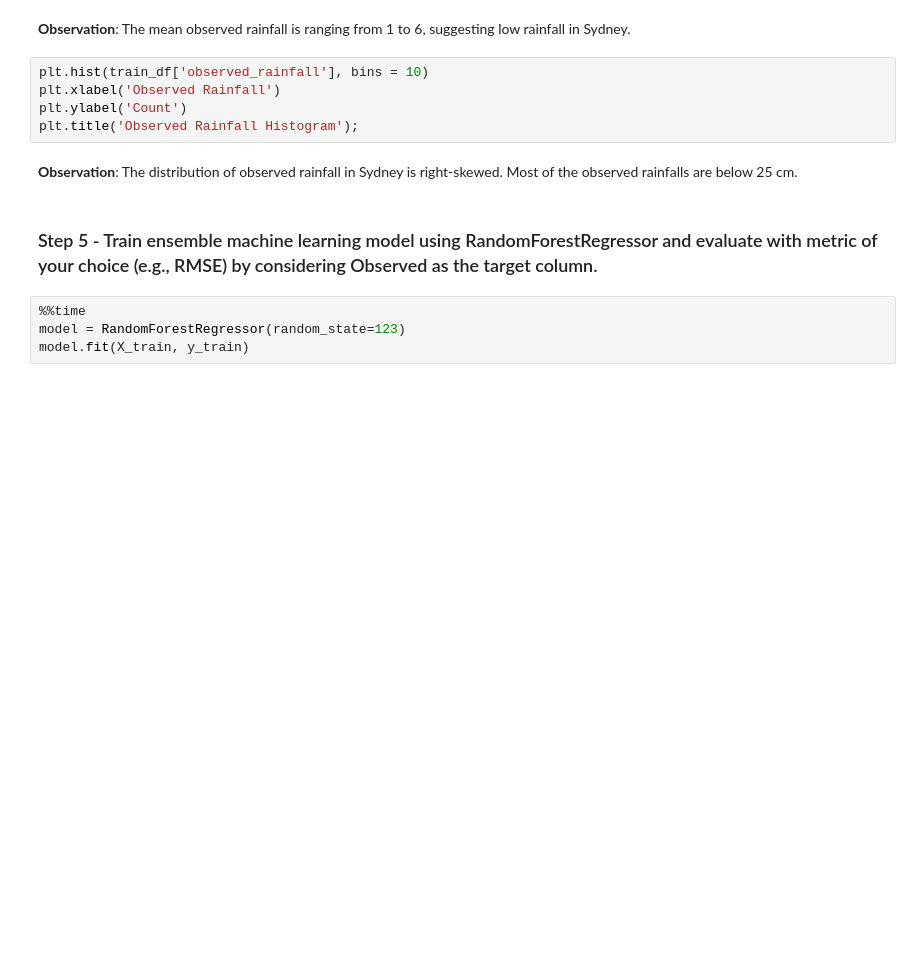
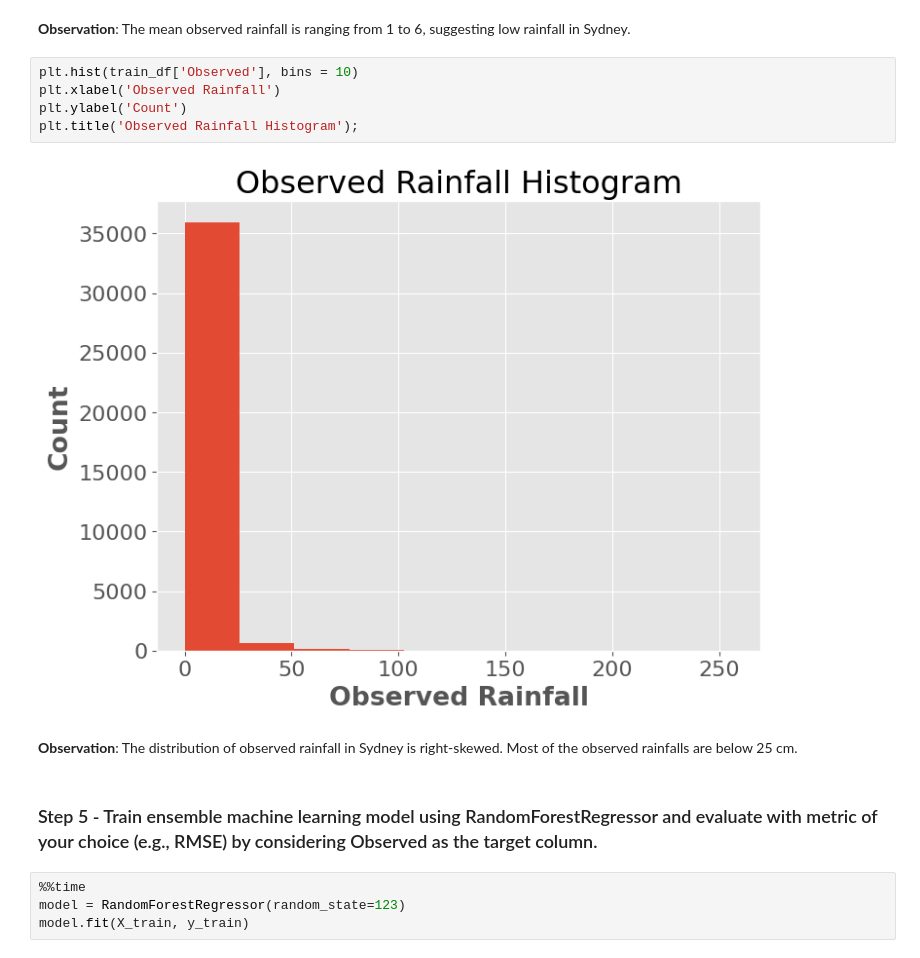
Before and after one commit to UBC-MDS/525-group-2, a Jupyter notebook: Milestone 3/Milestone3-task3.ipynb, the cells around one changed output. Drawn from its saved outputs; the diff is of its cells as text; blank space fills up the shorter version.

```diff
--- a/Milestone 3/Milestone3-task3.ipynb
+++ b/Milestone 3/Milestone3-task3.ipynb
@@ -124,10 +106,12 @@ plt.show()
 # %% [markdown]
 **Observation**: The mean observed rainfall is ranging from 1 to 6, suggesting low rainfall in Sydney.
 # %%
-plt.hist(train_df['observed_rainfall'], bins = 10)
+plt.hist(train_df['Observed'], bins = 10)
 plt.xlabel('Observed Rainfall')
 plt.ylabel('Count')
 plt.title('Observed Rainfall Histogram');
+# %% [output]
+[figure, added]
 # %% [markdown]
 **Observation**: The distribution of observed rainfall in Sydney is right-skewed. Most of the observed rainfalls are below 25 cm.
 # %% [markdown]
```
Also changed, not shown: parts of 10 cells of this notebook.
